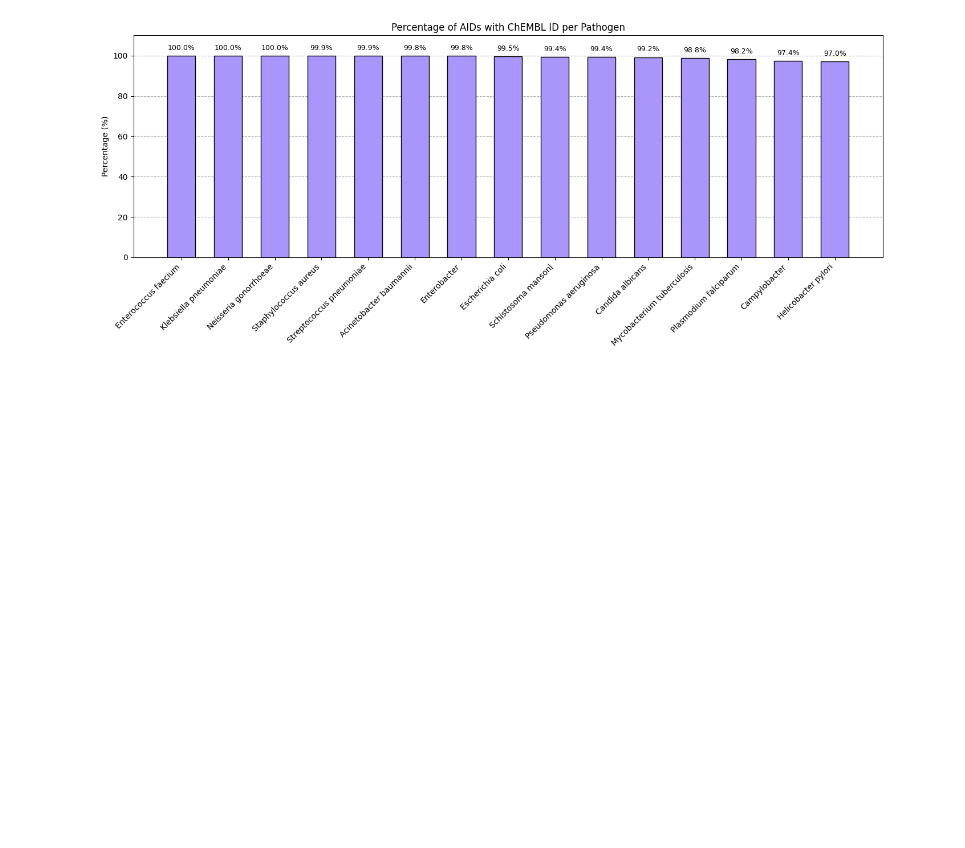
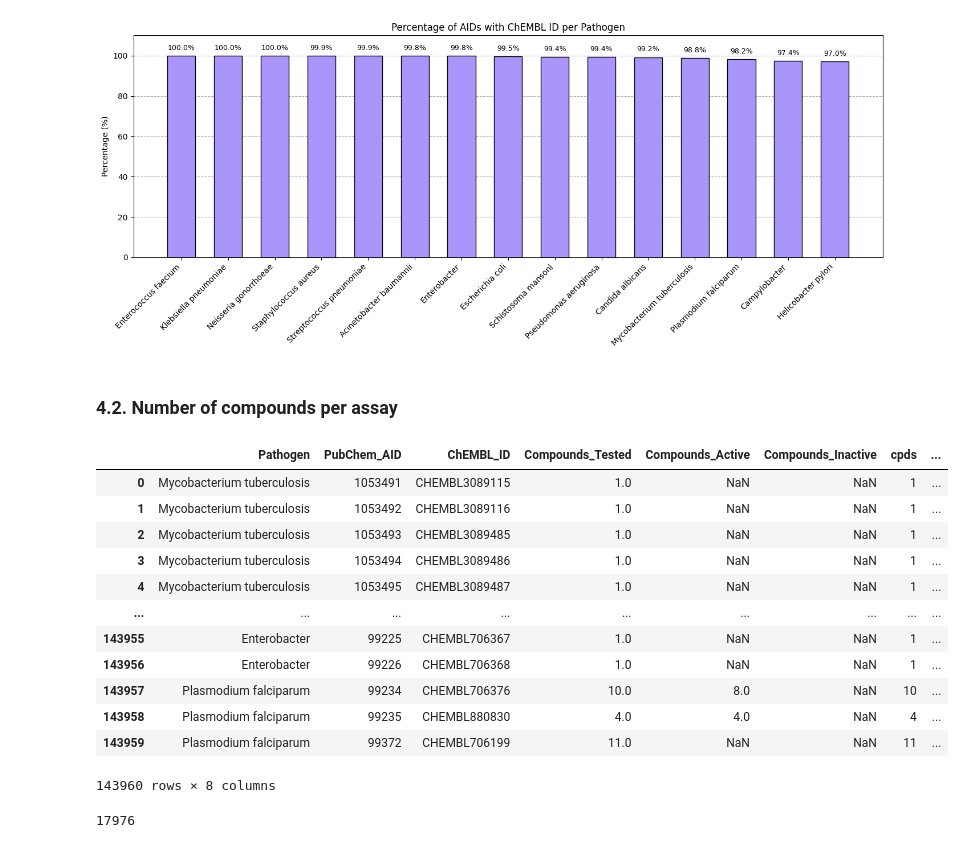
Before and after one commit to ersilia-os/pubchem-antimicrobial-tasks, a Jupyter notebook: notebooks/001_pathogens_of_interest_taxid.ipynb, the cells around one changed output. Saved outputs shown, nothing was run; the diff lists cells and outputs as text; code cells hidden in the pictures; blank space fills up the shorter version.

Commit message:
adding tested substances from json

```diff
--- a/notebooks/001_pathogens_of_interest_taxid.ipynb
+++ b/notebooks/001_pathogens_of_interest_taxid.ipynb
@@ -1423,3 +1427,8 @@ plt.tight_layout()
 plt.show()
 # %% [output]
 [figure]
+# %% [markdown]
+### 4.2. Number of compounds per assay
+# %%
+pubchem_assays = pd.read_csv(DATA_PROCESSED / "07_filtered_aids_metadata.csv")
+chembl_assays = pd.read_csv(DATA_PROCESSED / "ChEMBL_bioassays/assays_ChEMBL_all.csv")
@@ -1425,0 +1465,46 @@ plt.show()
+# %%
+# Merge on ChEMBL_ID (We exclude assays only present either in PubChem or in Chembl selection)
+
+compounds = (
+    pubchem_sub
+    .merge(
+        chembl_sub,
+        on="ChEMBL_ID",
+        how="inner"
+    )
+)
+# %%
+# Ensure numeric types
+
+num_cols = ["Compounds_Tested", "cpds"]
+
+for col in num_cols:
+    compounds[col] = pd.to_numeric(compounds[col], errors="coerce")
+
+# Compute compound difference
+compounds["Compounds_diff"] = (
+    compounds["Compounds_Tested"] - compounds["cpds"]
+)
+
+compounds
+# %% [output]
+|  | Pathogen | PubChem_AID | ChEMBL_ID | Compounds_Tested | Compounds_Active | Compounds_Inactive | cpds | ... |
+| 0 | Mycobacterium tuberculosis | 1053491 | CHEMBL3089115 | 1.0 | NaN | NaN | 1 | ... |
+| 1 | Mycobacterium tuberculosis | 1053492 | CHEMBL3089116 | 1.0 | NaN | NaN | 1 | ... |
+| 2 | Mycobacterium tuberculosis | 1053493 | CHEMBL3089485 | 1.0 | NaN | NaN | 1 | ... |
+| 3 | Mycobacterium tuberculosis | 1053494 | CHEMBL3089486 | 1.0 | NaN | NaN | 1 | ... |
+| 4 | Mycobacterium tuberculosis | 1053495 | CHEMBL3089487 | 1.0 | NaN | NaN | 1 | ... |
+| ... | ... | ... | ... | ... | ... | ... | ... | ... |
+| 143955 | Enterobacter | 99225 | CHEMBL706367 | 1.0 | NaN | NaN | 1 | ... |
+| 143956 | Enterobacter | 99226 | CHEMBL706368 | 1.0 | NaN | NaN | 1 | ... |
+| 143957 | Plasmodium falciparum | 99234 | CHEMBL706376 | 10.0 | 8.0 | NaN | 10 | ... |
+| 143958 | Plasmodium falciparum | 99235 | CHEMBL880830 | 4.0 | 4.0 | NaN | 4 | ... |
+| 143959 | Plasmodium falciparum | 99372 | CHEMBL706199 | 11.0 | NaN | NaN | 11 | ... |
+143960 rows × 8 columns
+# %%
+# How many assays have different compound counts
+assays_compunds_diff = compounds[compounds["Compounds_diff"] != 0]
+
+len(assays_compunds_diff)
+# %% [output]
+17976
```
Also changed, not shown: parts of 10 cells of this notebook, 1 other file.
